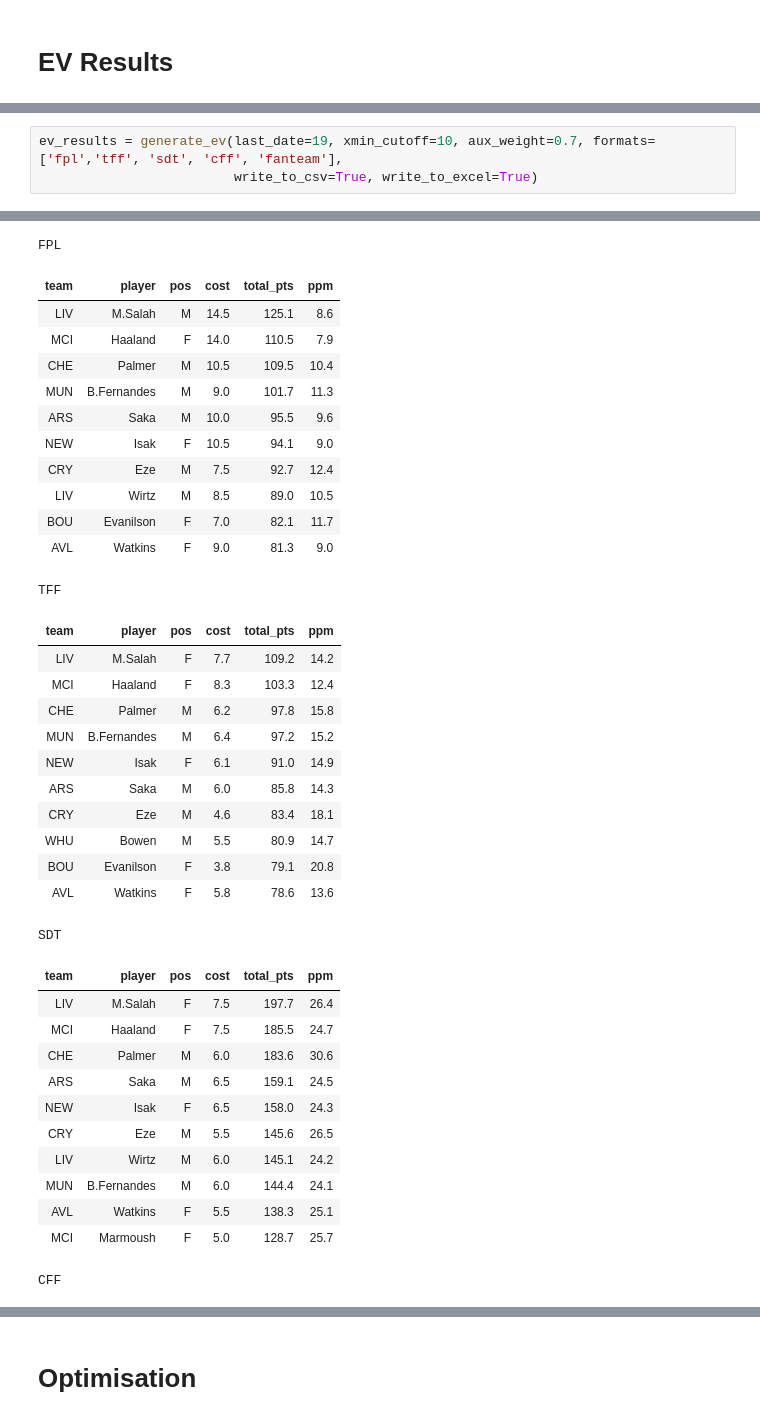
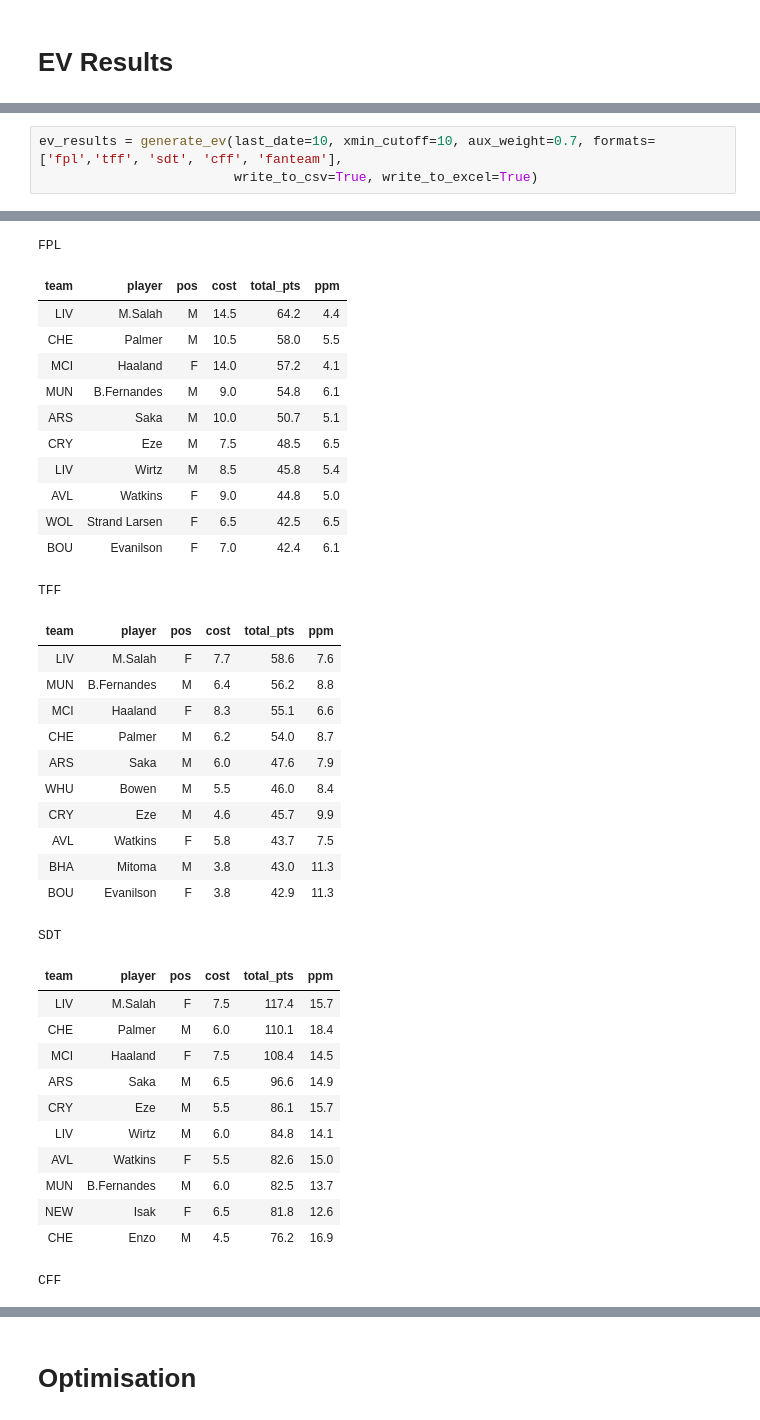
Before and after one commit to SamTroy/multi_ff_opt, a Jupyter notebook: run/run.ipynb, the cells around one changed output, grey strips where cells are left out. Cells and saved outputs as stored; diff of their text form.

```diff
--- a/run/run.ipynb
+++ b/run/run.ipynb
@@ -1374,5 +1372,5 @@ You're encouraged to change player minutes according to your own beliefs, and es
 # %%
-ev_results = generate_ev(last_date=19, xmin_cutoff=10, aux_weight=0.7, formats=['fpl','tff', 'sdt', 'cff', 'fanteam'],
+ev_results = generate_ev(last_date=10, xmin_cutoff=10, aux_weight=0.7, formats=['fpl','tff', 'sdt', 'cff', 'fanteam'],
                          write_to_csv=True, write_to_excel=True)
 # %% [output]
 Using minutes from ../input_data/fplreview.csv
@@ -1385,38 +1383,38 @@ Finished! Previews over a 19 GW horizon:
 FPL
 | team | player | pos | cost | total_pts | ppm |
-| LIV | M.Salah | M | 14.5 | 125.1 | 8.6 |
-| MCI | Haaland | F | 14.0 | 110.5 | 7.9 |
-| CHE | Palmer | M | 10.5 | 109.5 | 10.4 |
-| MUN | B.Fernandes | M | 9.0 | 101.7 | 11.3 |
-| ARS | Saka | M | 10.0 | 95.5 | 9.6 |
-| NEW | Isak | F | 10.5 | 94.1 | 9.0 |
-| CRY | Eze | M | 7.5 | 92.7 | 12.4 |
-| LIV | Wirtz | M | 8.5 | 89.0 | 10.5 |
-| BOU | Evanilson | F | 7.0 | 82.1 | 11.7 |
-| AVL | Watkins | F | 9.0 | 81.3 | 9.0 |
+| LIV | M.Salah | M | 14.5 | 64.2 | 4.4 |
+| CHE | Palmer | M | 10.5 | 58.0 | 5.5 |
+| MCI | Haaland | F | 14.0 | 57.2 | 4.1 |
+| MUN | B.Fernandes | M | 9.0 | 54.8 | 6.1 |
+| ARS | Saka | M | 10.0 | 50.7 | 5.1 |
+| CRY | Eze | M | 7.5 | 48.5 | 6.5 |
+| LIV | Wirtz | M | 8.5 | 45.8 | 5.4 |
+| AVL | Watkins | F | 9.0 | 44.8 | 5.0 |
+| WOL | Strand Larsen | F | 6.5 | 42.5 | 6.5 |
+| BOU | Evanilson | F | 7.0 | 42.4 | 6.1 |
 TFF
 | team | player | pos | cost | total_pts | ppm |
-| LIV | M.Salah | F | 7.7 | 109.2 | 14.2 |
-| MCI | Haaland | F | 8.3 | 103.3 | 12.4 |
-| CHE | Palmer | M | 6.2 | 97.8 | 15.8 |
-| MUN | B.Fernandes | M | 6.4 | 97.2 | 15.2 |
-| NEW | Isak | F | 6.1 | 91.0 | 14.9 |
-| ARS | Saka | M | 6.0 | 85.8 | 14.3 |
-| CRY | Eze | M | 4.6 | 83.4 | 18.1 |
-| WHU | Bowen | M | 5.5 | 80.9 | 14.7 |
-| BOU | Evanilson | F | 3.8 | 79.1 | 20.8 |
-| AVL | Watkins | F | 5.8 | 78.6 | 13.6 |
+| LIV | M.Salah | F | 7.7 | 58.6 | 7.6 |
+| MUN | B.Fernandes | M | 6.4 | 56.2 | 8.8 |
+| MCI | Haaland | F | 8.3 | 55.1 | 6.6 |
+| CHE | Palmer | M | 6.2 | 54.0 | 8.7 |
+| ARS | Saka | M | 6.0 | 47.6 | 7.9 |
+| WHU | Bowen | M | 5.5 | 46.0 | 8.4 |
+| CRY | Eze | M | 4.6 | 45.7 | 9.9 |
+| AVL | Watkins | F | 5.8 | 43.7 | 7.5 |
+| BHA | Mitoma | M | 3.8 | 43.0 | 11.3 |
+| BOU | Evanilson | F | 3.8 | 42.9 | 11.3 |
 SDT
 | team | player | pos | cost | total_pts | ppm |
-| LIV | M.Salah | F | 7.5 | 197.7 | 26.4 |
-| MCI | Haaland | F | 7.5 | 185.5 | 24.7 |
-| CHE | Palmer | M | 6.0 | 183.6 | 30.6 |
-| ARS | Saka | M | 6.5 | 159.1 | 24.5 |
-| NEW | Isak | F | 6.5 | 158.0 | 24.3 |
-| CRY | Eze | M | 5.5 | 145.6 | 26.5 |
-| LIV | Wirtz | M | 6.0 | 145.1 | 24.2 |
-| MUN | B.Fernandes | M | 6.0 | 144.4 | 24.1 |
-| AVL | Watkins | F | 5.5 | 138.3 | 25.1 |
-| MCI | Marmoush | F | 5.0 | 128.7 | 25.7 |
+| LIV | M.Salah | F | 7.5 | 117.4 | 15.7 |
+| CHE | Palmer | M | 6.0 | 110.1 | 18.4 |
+| MCI | Haaland | F | 7.5 | 108.4 | 14.5 |
+| ARS | Saka | M | 6.5 | 96.6 | 14.9 |
+| CRY | Eze | M | 5.5 | 86.1 | 15.7 |
+| LIV | Wirtz | M | 6.0 | 84.8 | 14.1 |
+| AVL | Watkins | F | 5.5 | 82.6 | 15.0 |
+| MUN | B.Fernandes | M | 6.0 | 82.5 | 13.7 |
+| NEW | Isak | F | 6.5 | 81.8 | 12.6 |
+| CHE | Enzo | M | 4.5 | 76.2 | 16.9 |
 CFF
 | team | player | pos | cost | total_pts | ppm |
```
Also changed, not shown: parts of 9 cells of this notebook, 4 other files.
